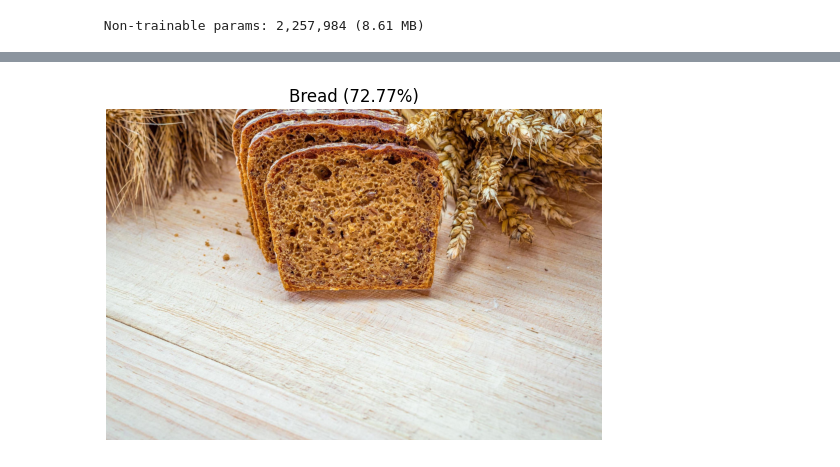
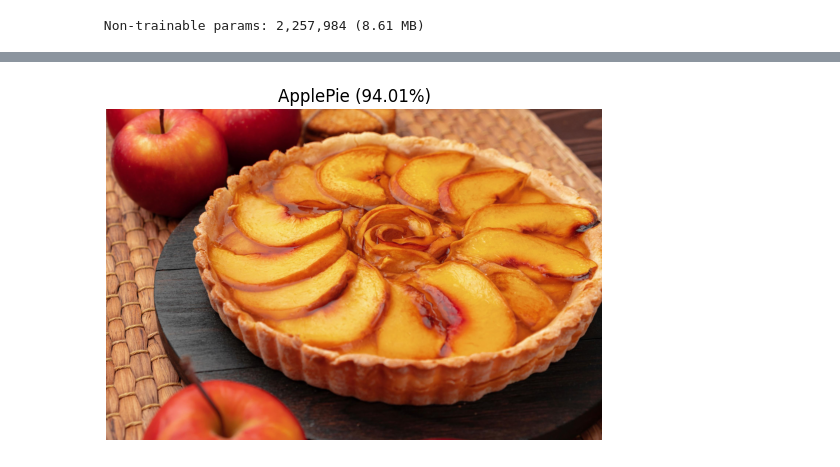
Before and after one commit to stabjana/food-image-recognition_Krishna, a Jupyter notebook: food_detect.ipynb, the cells around one changed output, grey strips where cells are left out. Saved outputs shown, nothing was run; the diff lists cells and outputs as text; code cells hidden in the pictures.

```diff
--- a/food_detect.ipynb
+++ b/food_detect.ipynb
@@ -437,5 +415,5 @@ def predict_food(image_path):
     plt.title(f"{class_names[class_id]} ({confidence*100:.2f}%)")
     plt.show()
 # %%
-predict_food("Test_pictures/sample2.jpg")
+predict_food("Test_pictures/sample1.jpg")
 # %% [output]
@@ -443 +421 @@ predict_food("Test_pictures/sample2.jpg")
-[figure, old version]
+[figure, new version]
```
Also changed, not shown: parts of 7 cells of this notebook, 2 other files.
